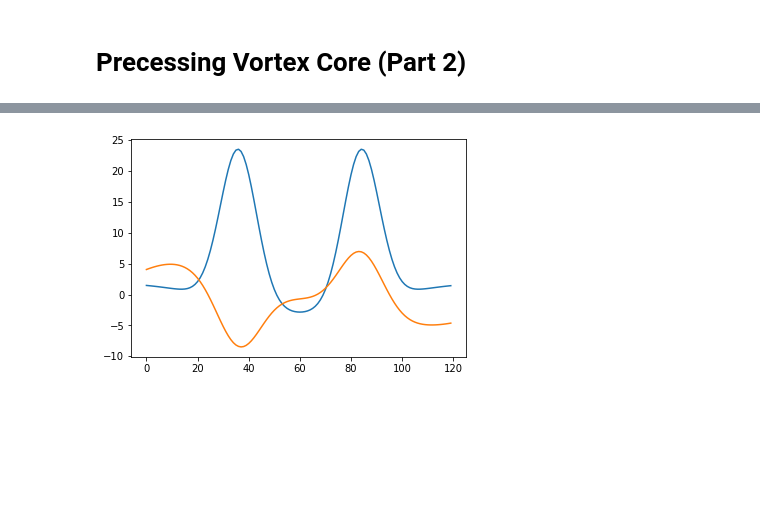
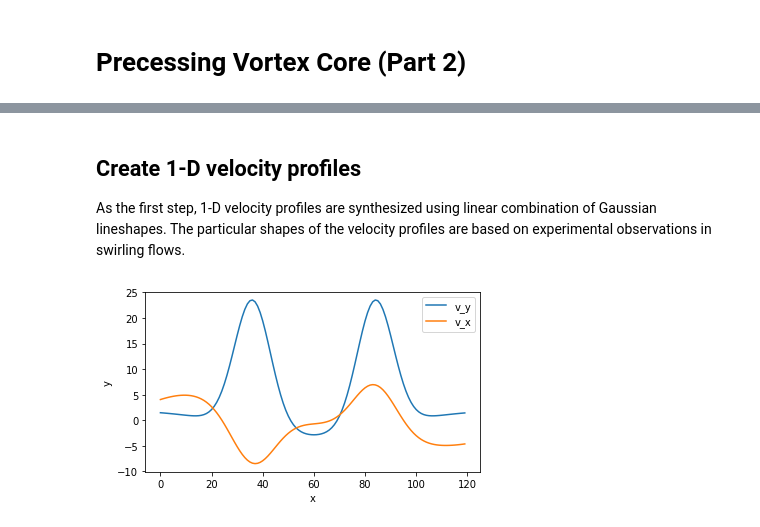
Before and after one commit to chuckedfromspace/pythonize, a Jupyter notebook: pythonize/fluids/pvc_p2.ipynb, the cells around one changed output, grey strips where cells are left out. Cells and saved outputs as stored; diff of their text form; code cells hidden in the pictures; blank space fills up the shorter version.

```diff
--- a/pythonize/fluids/pvc_p2.ipynb
+++ b/pythonize/fluids/pvc_p2.ipynb
@@ -83,19 +89,34 @@ def pvc_2(size=120, R=60, fac_x=1, fac_y=1):
     for i in v_y_settings:
         v_y += i[0]*phantomGaussian(size, fwhm=i[1], center=[i[2]+R, i[3]])
     return np.array([v_x, v_y])
+# %% [markdown]
+## Create 1-D velocity profiles
+
+As the first step, 1-D velocity profiles are synthesized using linear combination of Gaussian lineshapes. The particular shapes of the velocity profiles are based on experimental observations in swirling flows.
 # %%
 def gaussian(x, x0, sigma, a):
     return a*np.exp(-((x-x0)/sigma)**2)
 
 def vy_profile(x, x1, x2, sigma1, sigma2, a, b):
-    return gaussian(x, x1, sigma1, a) + gaussian(x, x2, sigma1, a) + gaussian(x, 60, sigma2, b)
+    return (gaussian(x, x1, sigma1, a)
+            + gaussian(x, x2, sigma1, a)
+            + gaussian(x, 60, sigma2, b))
 
 def vx_profile(x, x1, x2, sigma1, a):
-    return gaussian(x, x1, sigma1, -a) + gaussian(x, x2, sigma1, a) + gaussian(x, x1-25, sigma1*2, a*0.5) + gaussian(x, x2+25, sigma1*3, -a*0.5)
+    return (gaussian(x, x1, sigma1, -a)
+            + gaussian(x, x2, sigma1, a)
+            + gaussian(x, x1-25, sigma1*2, a*0.5)
+            + gaussian(x, x2+25, sigma1*3, -a*0.5))
 
+# Sample profiles
 x = np.arange(120)
-plt.plot(vy_profile(x, 36, 84, 10, 40, 25, -5)+2)
-plt.plot(vx_profile(x, 36, 84, 12, 10))
+_, ax = plt.subplots(1, 1, figsize=(6, 6))
+ax.plot(vy_profile(x, 36, 84, 10, 40, 25, -5)+2, label=r'v_y')
+ax.plot(vx_profile(x, 36, 84, 12, 10), label=r'v_x')
+ax.legend()
+ax.set_xlabel('x')
+ax.set_ylabel('y')
+ax.set_aspect('2')
 plt.show()
 # %% [output]
-[figure, old version]
+[figure, new version]
```
Also changed, not shown: parts of 12 cells of this notebook.
